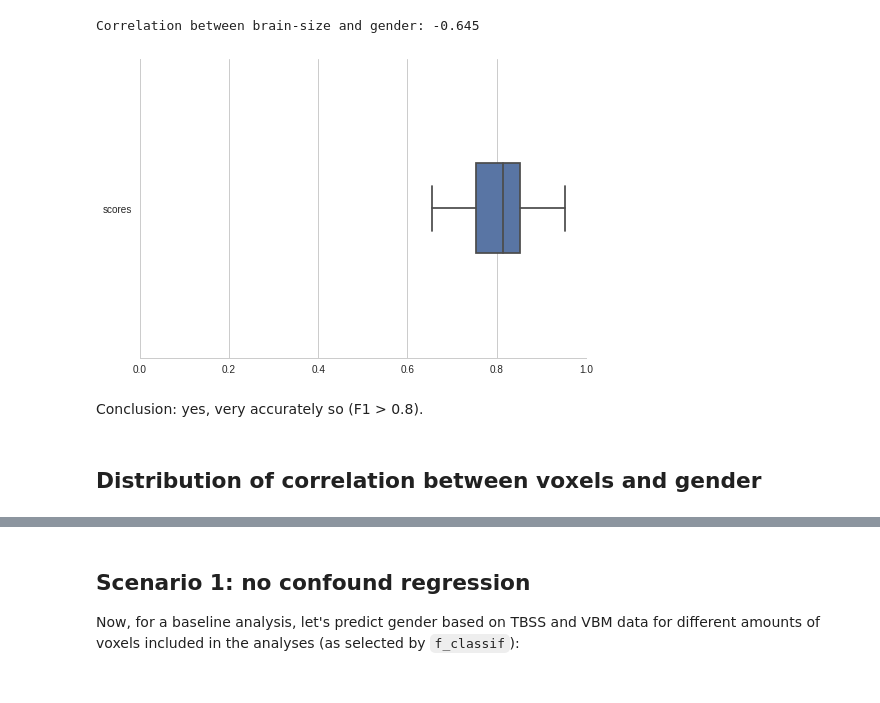
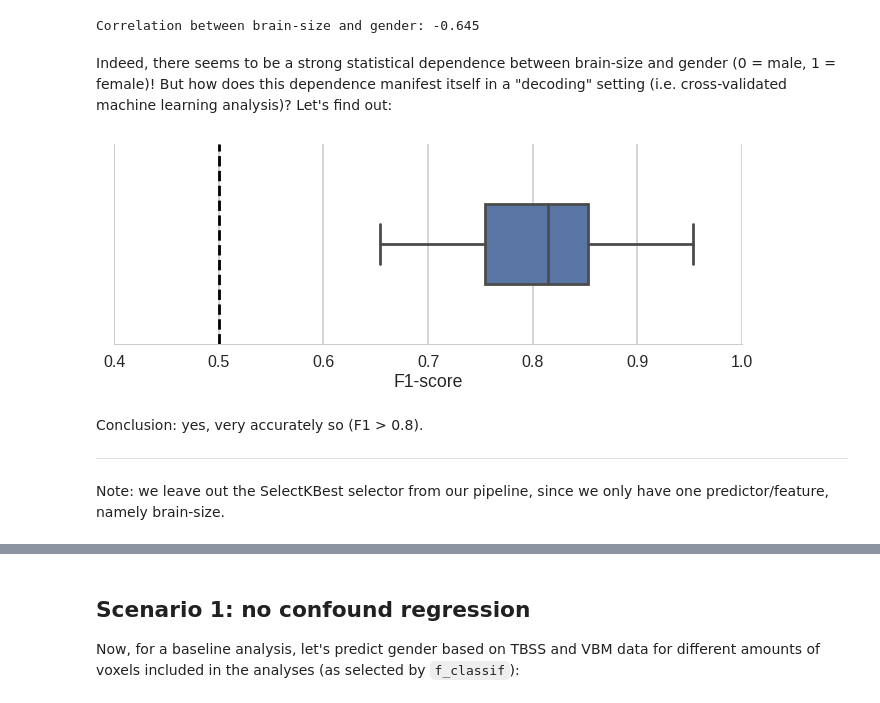
Before and after one commit to lukassnoek/MVCA, a Jupyter notebook: empirical/gender_classification.ipynb, the cells around one changed output, grey strips where cells are left out. Saved outputs shown, nothing was run; the diff lists cells and outputs as text; code cells hidden in the pictures.

Commit message:
Update image (partly)

```diff
--- a/empirical/gender_classification.ipynb
+++ b/empirical/gender_classification.ipynb
@@ -20,6 +20,13 @@ from copy import deepcopy
 
 import matplotlib.pyplot as plt
 %matplotlib inline
+sns.set(style='whitegrid', rc={#'text.usetex' : True,
+                               "font.size":25,
+                               "axes.titlesize":25,
+                               "axes.labelsize":25,
+                               "legend.fontsize":15,
+                               "xtick.labelsize": 15,
+                               "ytick.labelsize": 15})
 # %% [markdown]
 ## ToDo
 - plot distributions corr(voxels, brainsize)
@@ -91,23 +98,32 @@ corr = np.corrcoef(np.squeeze(confound['vbm']), mvp['vbm'].y)
 print("Correlation between brain-size and gender: %.3f" % corr[0, 1])
 # %% [output]
 Correlation between brain-size and gender: -0.645
+# %% [markdown]
+Indeed, there seems to be a strong statistical dependence between brain-size and gender (0 = male, 1 = female)! But how does this dependence manifest itself in a "decoding" setting (i.e. cross-validated machine learning analysis)? Let's find out:
 # %%
 pipeline_check = Pipeline([('scaler', StandardScaler()),
                            ('clf', SVC(kernel='linear'))])
 
 # Confound and y are the same for VBM & TBSS
 this_mvp, this_confound = mvp['vbm'], confound['vbm']
 scores = cross_val_score(pipeline_check, this_confound, this_mvp.y,
                          cv=n_folds, scoring=metric, n_jobs=n_jobs)
 results_check = {'scores': scores}
-sns.set(style="whitegrid")
 df_check = pd.DataFrame(results_check)
-g = sns.boxplot(df_check, width=0.3, orient='h')
-g.set(xlim=(0, 1))
-sns.despine()
+
+with sns.plotting_context("poster"):
+    plt.figure(figsize=((9.6, 4.01)))
+    g = sns.boxplot(df_check['scores'], width=0.4, orient='h')
+    g.set(xlim=(.4, 1), xlabel='F1-score')#, title=r'$\rho$(c, y)')
+    plt.axvline(x=0.5, c='black', ls='dashed')
+    sns.despine()
+    plt.tight_layout()
+    plt.savefig('figures/f1_brainsize_gender.svg', transparent=True)
+    plt.show()
 # %% [output]
-[figure, old version]
+[figure, new version]
-# %% [markdown]
-Conclusion: yes, very accurately so (F1 > 0.8).
-# %% [markdown]
-## Distribution of correlation between voxels and gender
+# %% [markdown]
+Conclusion: yes, very accurately so (F1 > 0.8).
+
+***
+Note: we leave out the SelectKBest selector from our pipeline, since we only have one predictor/feature, namely brain-size.
```
Also changed, not shown: parts of 21 cells of this notebook.
